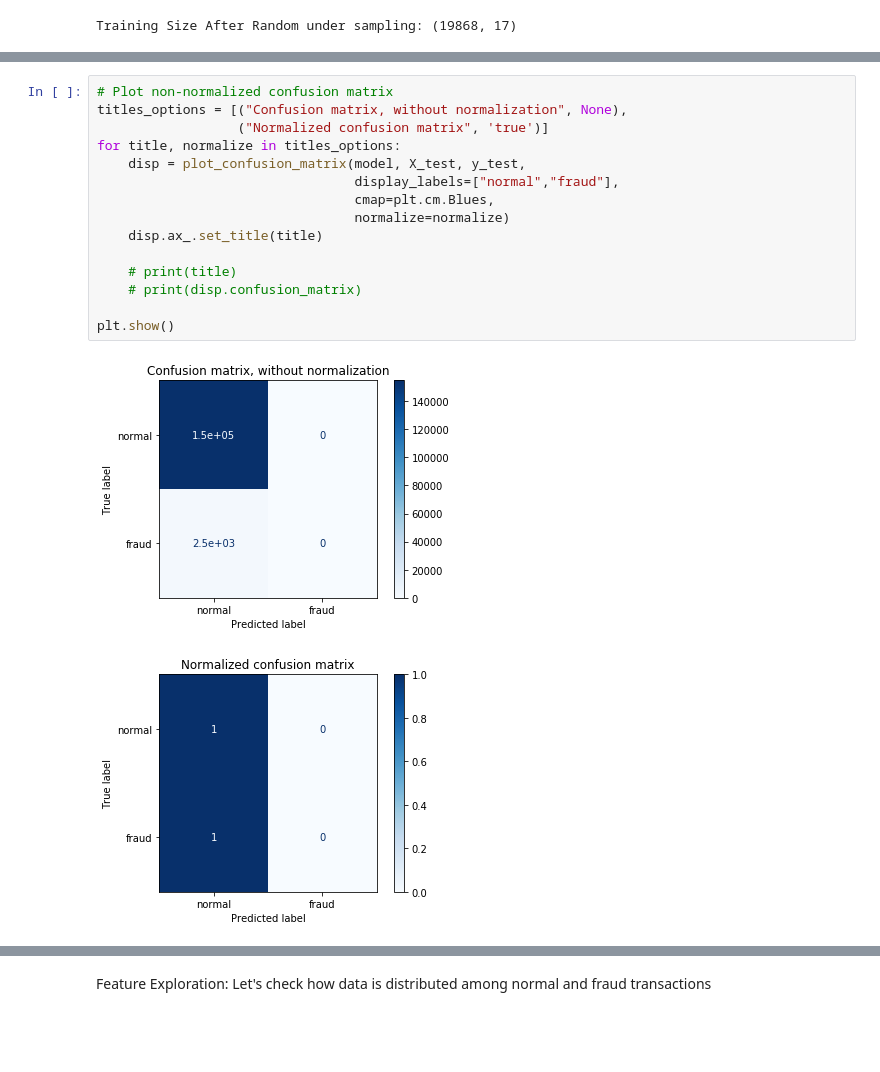
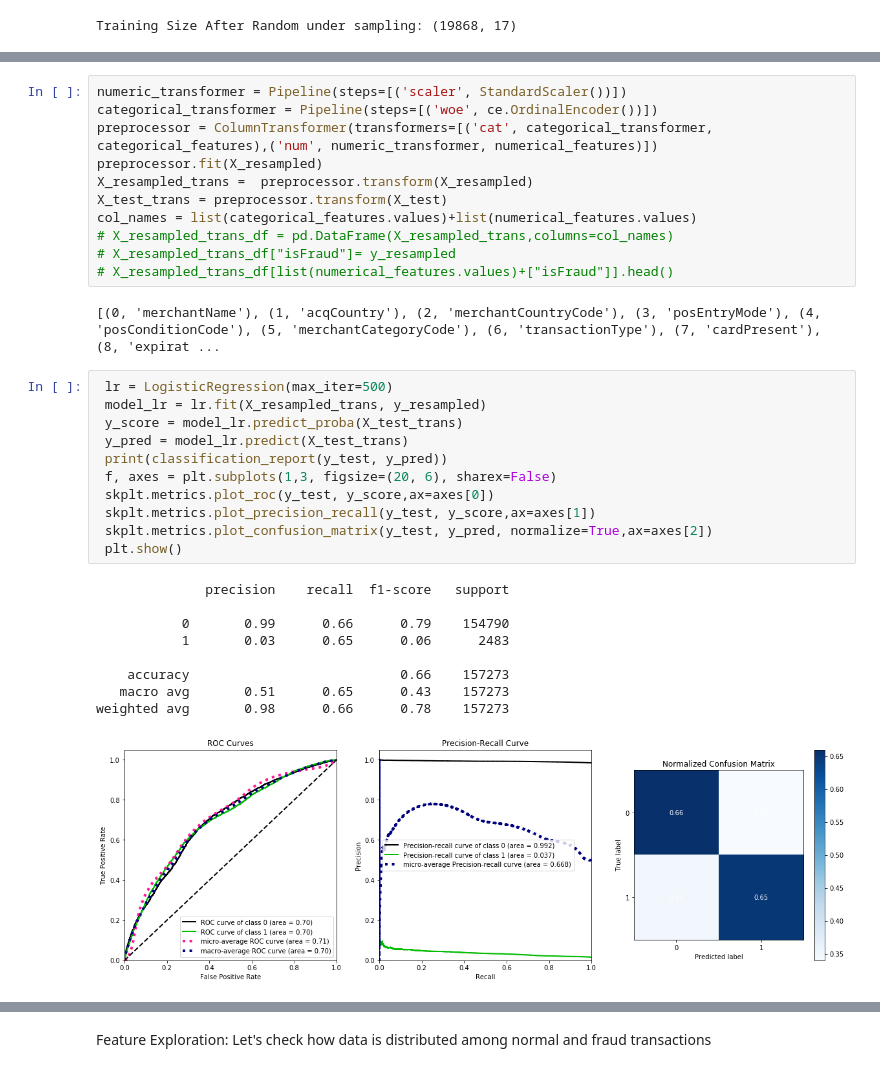
Before and after one commit to analystanand/Machine-Learning, a Jupyter notebook: Card_Transactions.ipynb, the cells around one changed output, grey strips where cells are left out. Saved outputs shown, nothing was run; the diff lists cells and outputs as text; blank space fills up the shorter version.

```diff
--- a/Card_Transactions.ipynb
+++ b/Card_Transactions.ipynb
@@ -348,18 +307,34 @@ Function plot_precision_recall_curve is deprecated; This will be removed in v0.5
-# %%
-# Plot non-normalized confusion matrix
-titles_options = [("Confusion matrix, without normalization", None),
-                  ("Normalized confusion matrix", 'true')]
-for title, normalize in titles_options:
-    disp = plot_confusion_matrix(model, X_test, y_test,
-                                 display_labels=["normal","fraud"],
-                                 cmap=plt.cm.Blues,
-                                 normalize=normalize)
-    disp.ax_.set_title(title)
-
-    # print(title)
-    # print(disp.confusion_matrix)
-
-plt.show()
-# %% [output]
-[figure, removed]
-[figure, removed]
+# %%
+numeric_transformer = Pipeline(steps=[('scaler', StandardScaler())])
+categorical_transformer = Pipeline(steps=[('woe', ce.OrdinalEncoder())])
+preprocessor = ColumnTransformer(transformers=[('cat', categorical_transformer, categorical_features),('num', numeric_transformer, numerical_features)])
+preprocessor.fit(X_resampled)
+X_resampled_trans =  preprocessor.transform(X_resampled)
+X_test_trans = preprocessor.transform(X_test)
+col_names = list(categorical_features.values)+list(numerical_features.values)
+# X_resampled_trans_df = pd.DataFrame(X_resampled_trans,columns=col_names)
+# X_resampled_trans_df["isFraud"]= y_resampled
+# X_resampled_trans_df[list(numerical_features.values)+["isFraud"]].head()
+# %% [output]
+[(0, 'merchantName'), (1, 'acqCountry'), (2, 'merchantCountryCode'), (3, 'posEntryMode'), (4, 'posConditionCode'), (5, 'merchantCategoryCode'), (6, 'transactionType'), (7, 'cardPresent'), (8, 'expirat ...
+# %%
+ lr = LogisticRegression(max_iter=500)
+ model_lr = lr.fit(X_resampled_trans, y_resampled)
+ y_score = model_lr.predict_proba(X_test_trans)
+ y_pred = model_lr.predict(X_test_trans)
+ print(classification_report(y_test, y_pred))
+ f, axes = plt.subplots(1,3, figsize=(20, 6), sharex=False)
+ skplt.metrics.plot_roc(y_test, y_score,ax=axes[0])
+ skplt.metrics.plot_precision_recall(y_test, y_score,ax=axes[1])
+ skplt.metrics.plot_confusion_matrix(y_test, y_pred, normalize=True,ax=axes[2])
+ plt.show()
+# %% [output]
+              precision    recall  f1-score   support
+
+           0       0.99      0.66      0.79    154790
+           1       0.03      0.65      0.06      2483
+
+    accuracy                           0.66    157273
+   macro avg       0.51      0.65      0.43    157273
+weighted avg       0.98      0.66      0.78    157273
+[figure, added]
```
Also changed, not shown: parts of 6 cells of this notebook.
